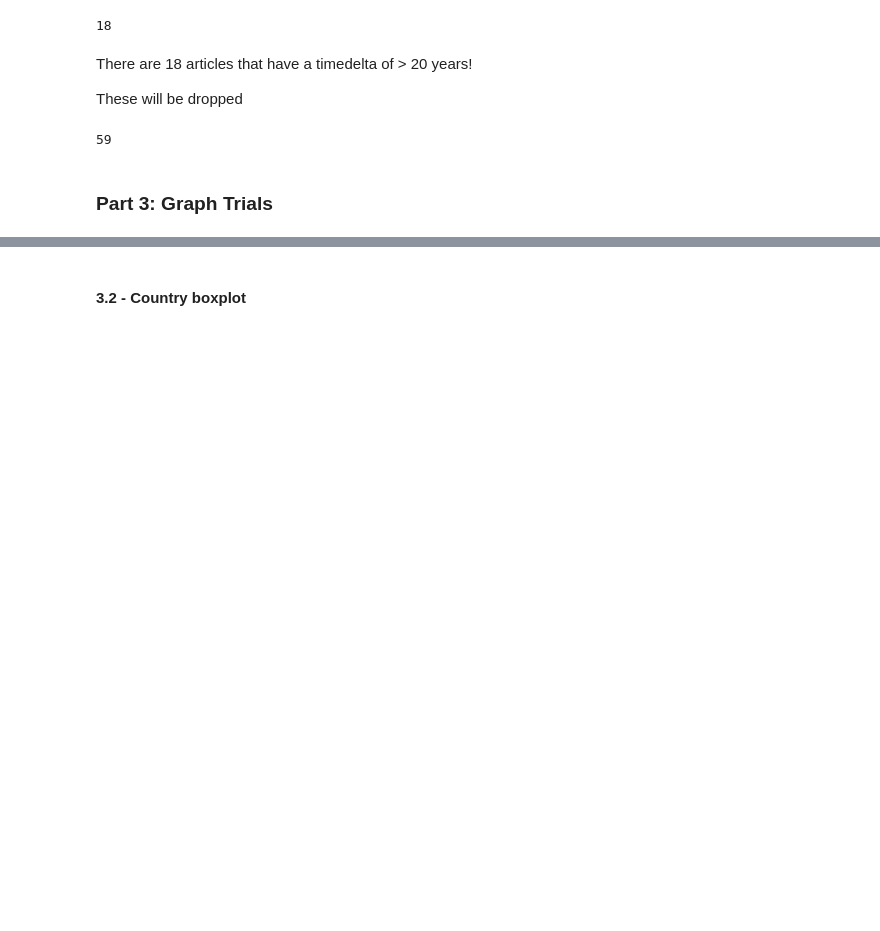
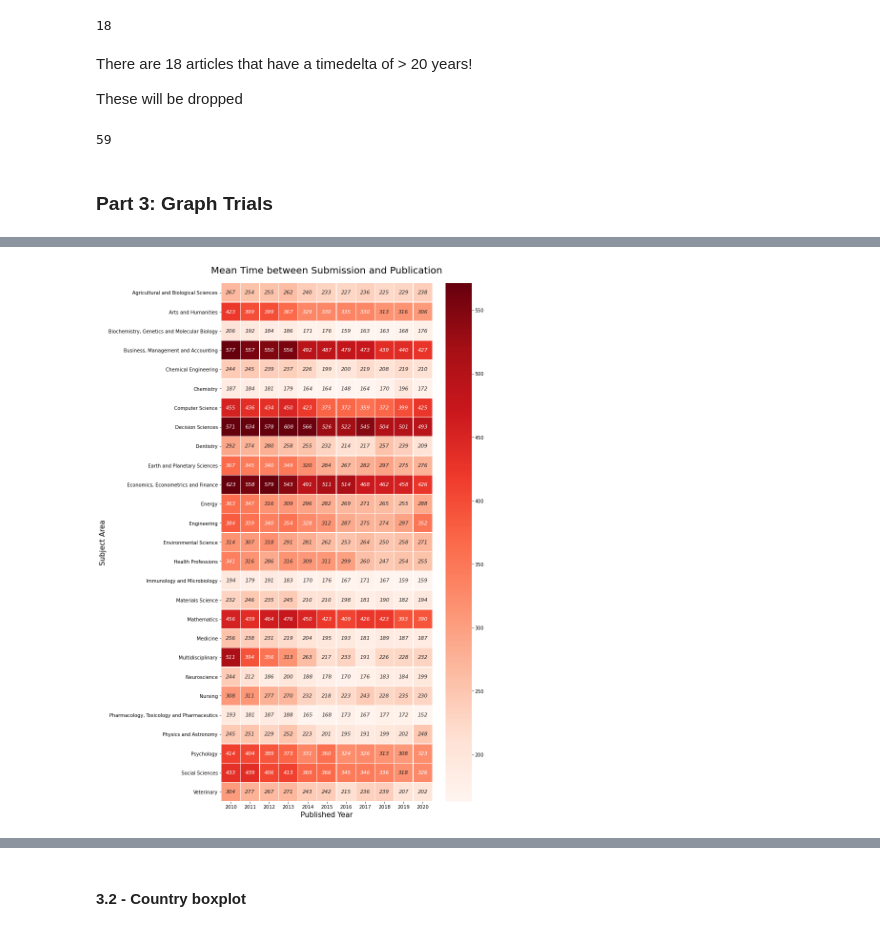
Before and after one commit to Oz-like-the-Wizard/Investigating-the-delay-times-in-academic-publishing, a Jupyter notebook: part8b_main_analysis.ipynb, the cells around one changed output, grey strips where cells are left out. Saved outputs shown, nothing was run; the diff lists cells and outputs as text; code cells hidden in the pictures; blank space fills up the shorter version.

```diff
--- a/part8b_main_analysis.ipynb
+++ b/part8b_main_analysis.ipynb
@@ -539,0 +641,16 @@ plt.show()
+# %%
+f, ax = plt.subplots(1,1, figsize=(10,20))
+
+sns.color_palette("colorblind")
+ax = sns.heatmap(date_delta_pivot_mean, square=True, annot=True, linewidth=0.3, ax=ax, fmt=".3g", annot_kws={"fontsize":11, "fontstyle":"italic"}, robust=True, cmap="Reds")
+
+ax.set_xlabel("Published Year", size=15,)
+ax.set_ylabel("Subject Area", size=15)
+ax.set_title("Mean Time between Submission and Publication", size=20, pad=20)
+
+# colorbar = ax.collections[0].colorbar
+# colorbar.set_ticks([4,4.5,5])
+# colorbar.set_ticklabels(['Low','Med','High'])
+plt.show()
+# %% [output]
+[figure, added]
```
Also changed, not shown: parts of 45 cells of this notebook, 20 other files.
